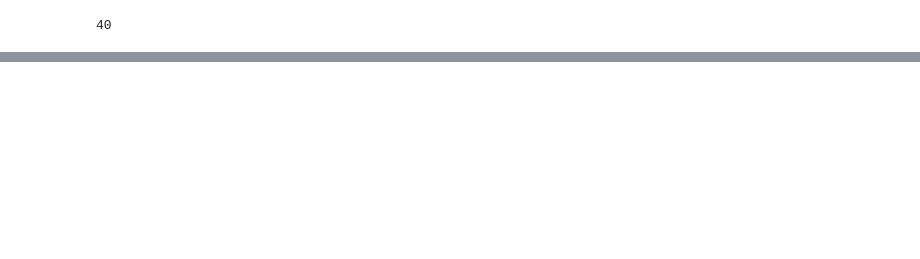
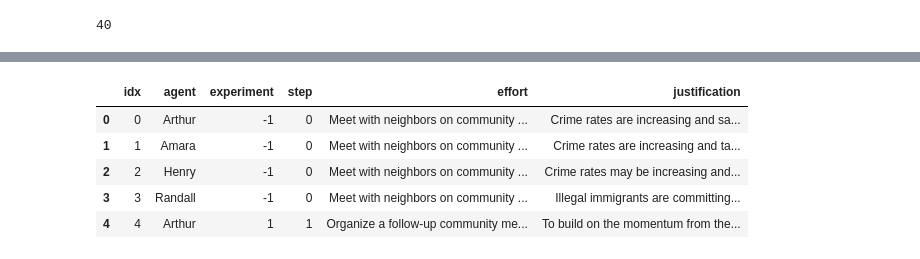
Before and after one commit to stmorse/sgg, a Jupyter notebook: src/chs.ipynb, the cells around one changed output, grey strips where cells are left out. Cells and saved outputs as stored; diff of their text form; code cells hidden in the pictures; blank space fills up the shorter version.

```diff
--- a/src/chs.ipynb
+++ b/src/chs.ipynb
@@ -13,10 +16,10 @@ path = '/sciclone/geograd/stmorse/chs/Comp-HuSim'
 records = []
 
 for i in range(20):
-    with open(os.path.join(path, f'logs/record_{i}.json'), 'r') as f:
+    with open(os.path.join(path, f'logs/e1_gpt/record_{i}.json'), 'r') as f:
         records.append(json.load(f))
 for i in range(20):
-    with open(os.path.join(path, f'logs/record_{i}_z.json'), 'r') as f:
+    with open(os.path.join(path, f'logs/e2_gpt/record_{i}.json'), 'r') as f:
         records.append(json.load(f))
 
 print(len(records))
@@ -128,0 +279,9 @@ records[21]
+# %%
+effort_meta.head()
+# %% [output]
+|  | idx | agent | experiment | step | effort | justification |
+| 0 | 0 | Arthur | -1 | 0 | Meet with neighbors on community ... | Crime rates are increasing and sa... |
+| 1 | 1 | Amara | -1 | 0 | Meet with neighbors on community ... | Crime rates are increasing and ta... |
+| 2 | 2 | Henry | -1 | 0 | Meet with neighbors on community ... | Crime rates may be increasing and... |
+| 3 | 3 | Randall | -1 | 0 | Meet with neighbors on community ... | Illegal immigrants are committing... |
+| 4 | 4 | Arthur | 1 | 1 | Organize a follow-up community me... | To build on the momentum from the... |
```
Also changed, not shown: parts of 13 cells of this notebook, 1 other file.
